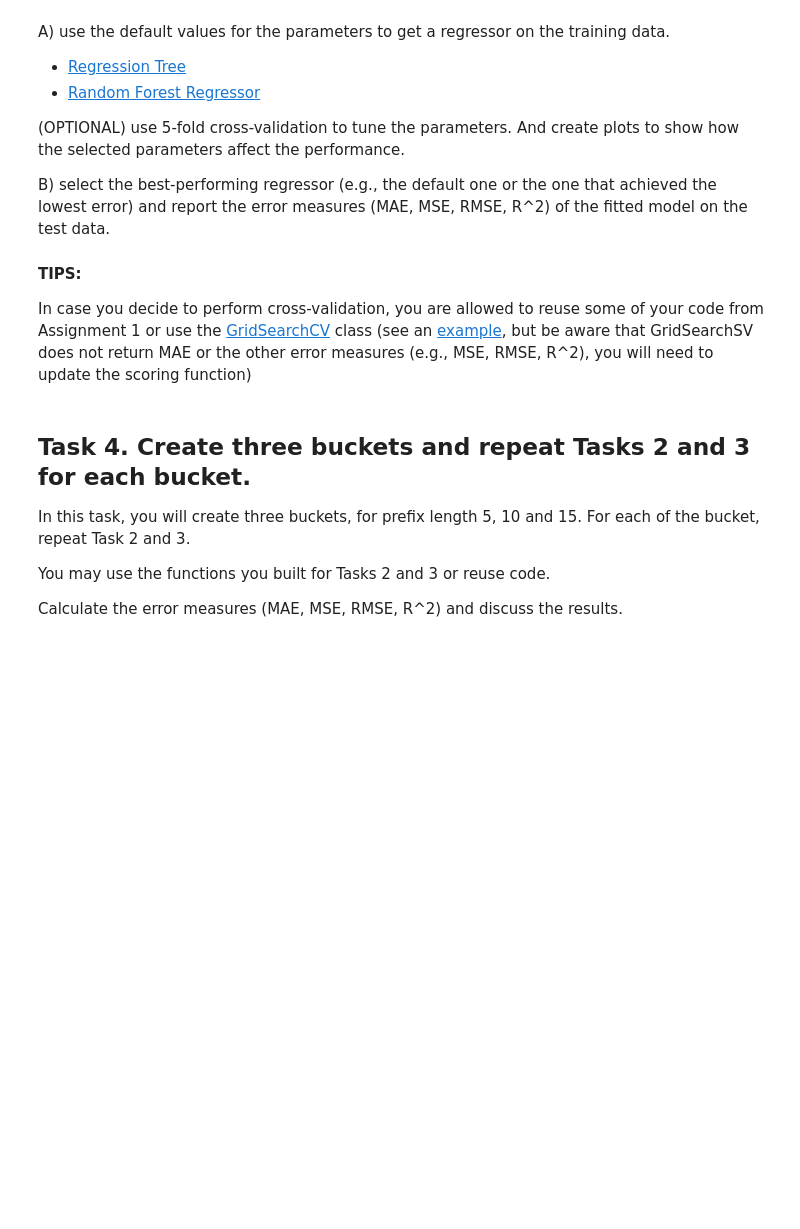
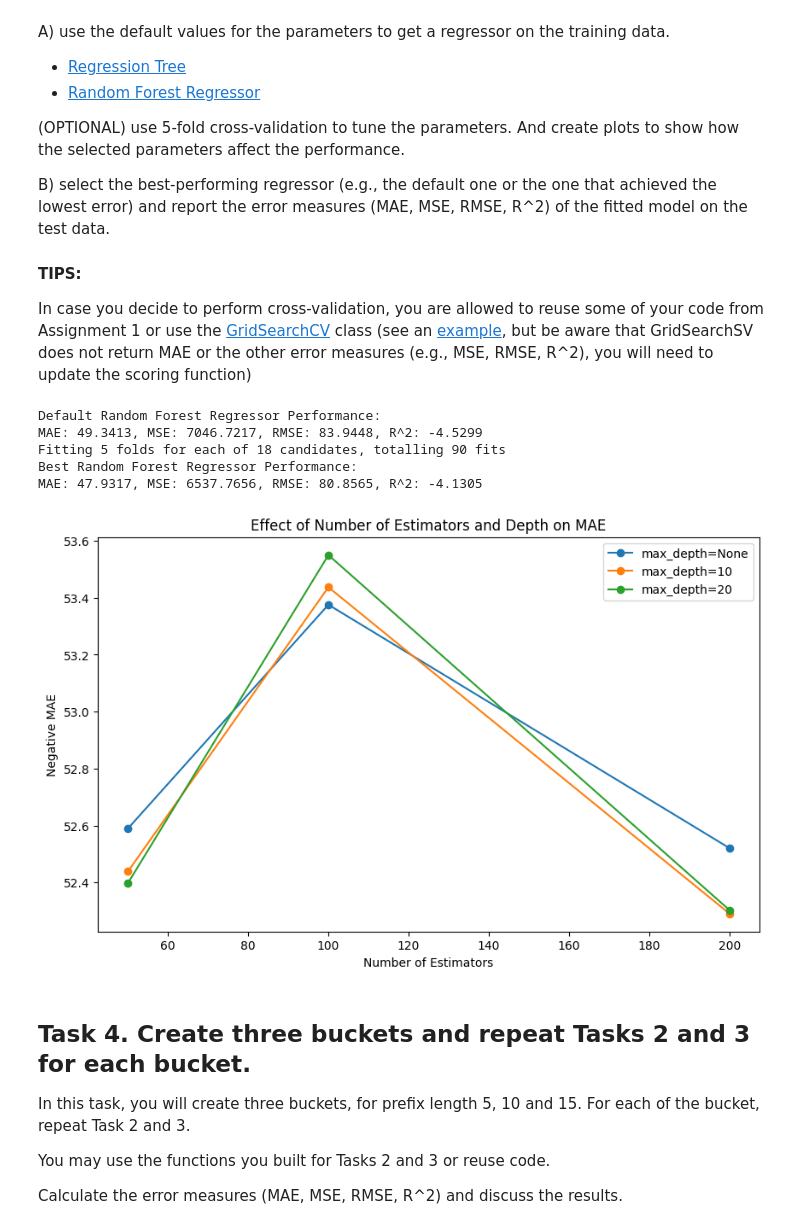
Before and after one commit to dmHarmsen/APML-Assignement-2, a Jupyter notebook: Assignment 2.ipynb, the cells around one changed output. Cells and saved outputs as stored; diff of their text form; code cells hidden in the pictures; blank space fills up the shorter version.

```diff
--- a/Assignment 2.ipynb
+++ b/Assignment 2.ipynb
@@ -402,13 +399,71 @@ B) select the best-performing regressor (e.g., the default one or the one that a
 #### TIPS:
 In case you decide to perform cross-validation, you are allowed to reuse some of your code from Assignment 1 or use the [GridSearchCV](https://scikit-learn.org/stable/modules/generated/sklearn.model_selection.GridSearchCV.html) class (see an [example](https://www.dezyre.com/recipes/find-optimal-parameters-using-gridsearchcv-for-regression), but be aware that GridSearchSV does not return MAE or the other error measures (e.g., MSE, RMSE, R^2), you will need to update the scoring function)
 # %%
-# TODO: import packages
+# TODO: import packages                                                                                # TODO: import packages
+from sklearn.ensemble import RandomForestRegressor
+from sklearn.metrics import mean_absolute_error, mean_squared_error, r2_score
+import numpy as np
+from sklearn.model_selection import GridSearchCV
 
+# fill NaN's bcs I got error
+X_train = X_train.apply(pd.to_numeric, errors='coerce').fillna(0)
+X_test = X_test.apply(pd.to_numeric, errors='coerce').fillna(0)
 
 # TODO: Train a regression model (e.g., Random Forest Regressor)
-
+rf_default = RandomForestRegressor(random_state=42)
+rf_default.fit(X_train, y_train)
+y_pred_default = rf_default.predict(X_test)
 
 # TODO: Evaluate the regressor on the test data and print the errors
+mae_default = mean_absolute_error(y_test, y_pred_default)
+mse_default = mean_squared_error(y_test, y_pred_default)
+rmse_default = np.sqrt(mse_default)
+r2_default = r2_score(y_test, y_pred_default)
+
+print(f"Default Random Forest Regressor Performance:\nMAE: {mae_default:.4f}, MSE: {mse_default:.4f}, RMSE: {rmse_default:.4f}, R^2: {r2_default:.4f}")
+
+# TODO: Train a regression model (e.g., Random Forest Regressor)
+# Optional cross-validation with GridSearchCV
+param_grid = {
+    'n_estimators': [50, 100, 200],
+    'max_depth': [None, 10, 20],
+    'min_samples_split': [2, 5]
+}
+
+grid_search = GridSearchCV(RandomForestRegressor(random_state=42), param_grid, cv=5, scoring='neg_mean_absolute_error', n_jobs=-1, verbose=2)
+grid_search.fit(X_train, y_train)
+
+best_rf = grid_search.best_estimator_
+y_pred_best = best_rf.predict(X_test)
+
+# TODO: Evaluate the regressor on the test data and print the errors
+mae_best = mean_absolute_error(y_test, y_pred_best)
+mse_best = mean_squared_error(y_test, y_pred_best)
+rmse_best = np.sqrt(mse_best)
+r2_best = r2_score(y_test, y_pred_best)
+
+print(f"Best Random Forest Regressor Performance:\nMAE: {mae_best:.4f}, MSE: {mse_best:.4f}, RMSE: {rmse_best:.4f}, R^2: {r2_best:.4f}")
+
+# Plotting results
+results = grid_search.cv_results_
+n_estimators = [50, 100, 200]
+
+plt.figure(figsize=(10, 6))
+plt.plot(n_estimators, -results['mean_test_score'][::6], marker='o', label='max_depth=None')
+plt.plot(n_estimators, -results['mean_test_score'][1::6], marker='o', label='max_depth=10')
+plt.plot(n_estimators, -results['mean_test_score'][2::6], marker='o', label='max_depth=20')
+plt.xlabel('Number of Estimators')
+plt.ylabel('Negative MAE')
+plt.title('Effect of Number of Estimators and Depth on MAE')
+plt.legend()
+plt.show()
+# %% [output]
+Default Random Forest Regressor Performance:
+MAE: 49.3413, MSE: 7046.7217, RMSE: 83.9448, R^2: -4.5299
+Fitting 5 folds for each of 18 candidates, totalling 90 fits
+Best Random Forest Regressor Performance:
+MAE: 47.9317, MSE: 6537.7656, RMSE: 80.8565, R^2: -4.1305
+[figure, added]
 # %% [markdown]
 ## Task 4. Create three buckets and repeat Tasks 2 and 3 for each bucket.
 
```
Also changed, not shown: parts of 4 cells of this notebook.
